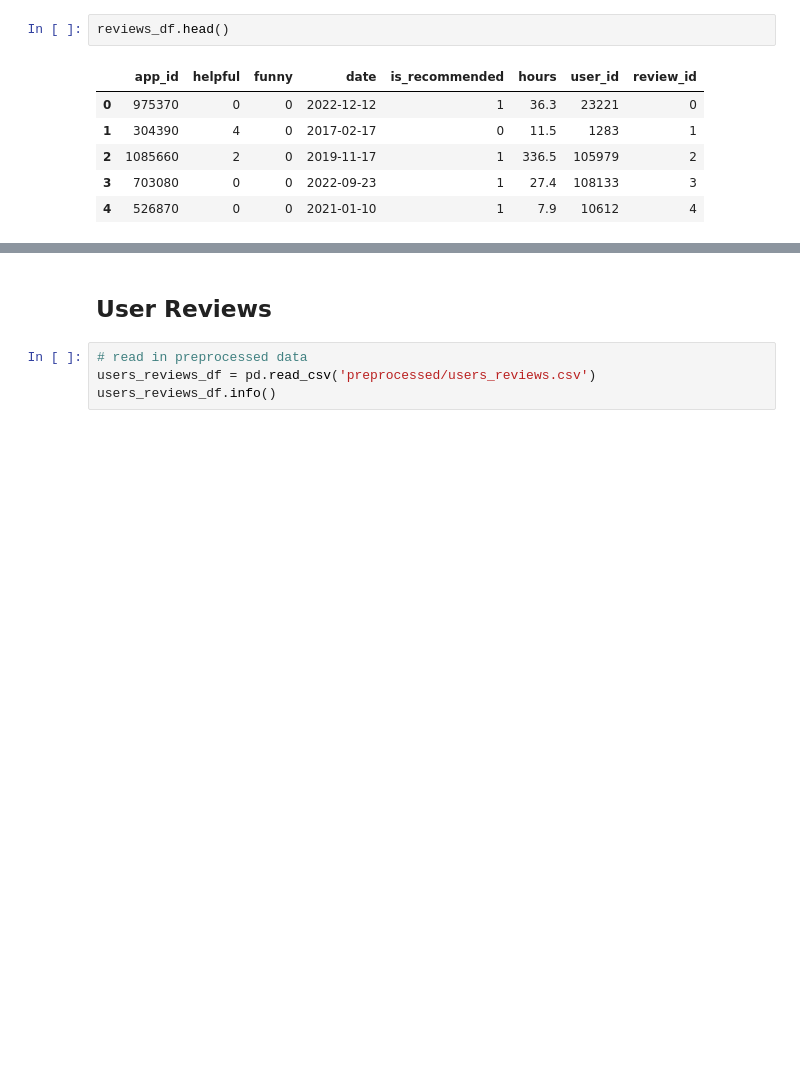
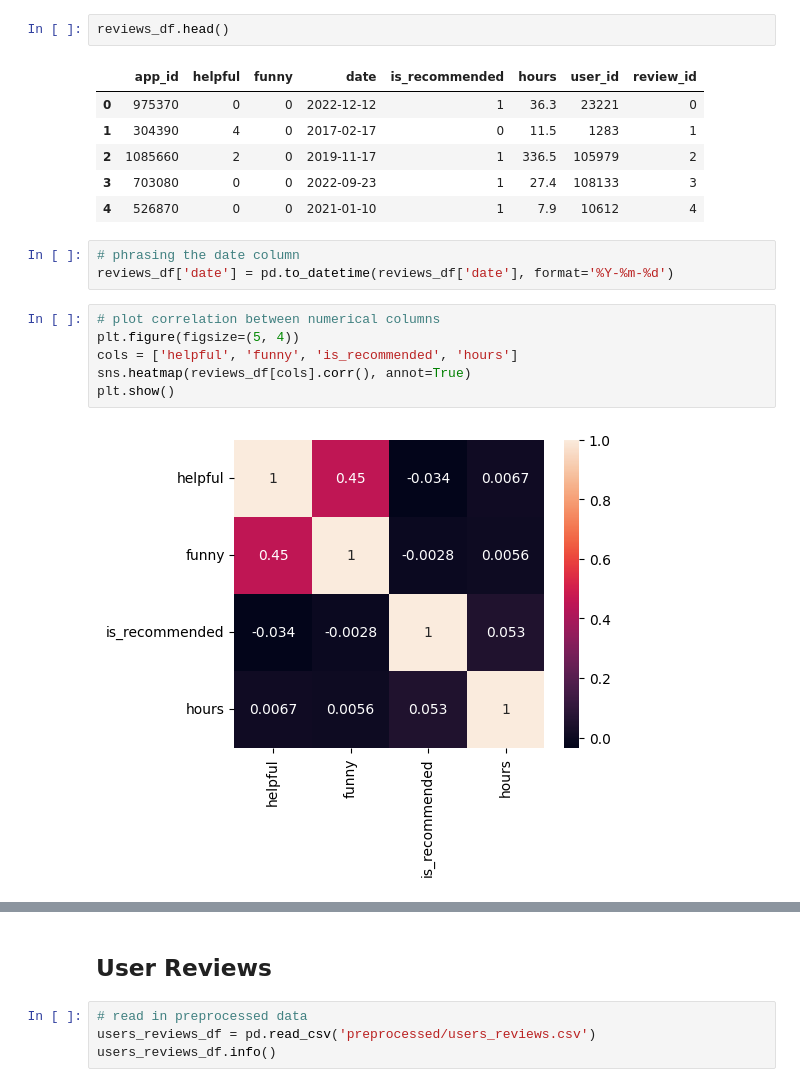
Before and after one commit to slvhuang/DL-Steam-Game-Recommender-System, a Jupyter notebook: 2_eda.ipynb, the cells around one changed output, grey strips where cells are left out. Cells and saved outputs as stored; diff of their text form; blank space fills up the shorter version.

```diff
--- a/2_eda.ipynb
+++ b/2_eda.ipynb
@@ -198,3 +198,14 @@ reviews_df.head()
 | 2 | 1085660 | 2 | 0 | 2019-11-17 | 1 | 336.5 | 105979 | 2 |
 | 3 | 703080 | 0 | 0 | 2022-09-23 | 1 | 27.4 | 108133 | 3 |
 | 4 | 526870 | 0 | 0 | 2021-01-10 | 1 | 7.9 | 10612 | 4 |
+# %%
+# phrasing the date column
+reviews_df['date'] = pd.to_datetime(reviews_df['date'], format='%Y-%m-%d')
+# %%
+# plot correlation between numerical columns
+plt.figure(figsize=(5, 4))
+cols = ['helpful', 'funny', 'is_recommended', 'hours']
+sns.heatmap(reviews_df[cols].corr(), annot=True)
+plt.show()
+# %% [output]
+[figure, added]
```
Also changed, not shown: parts of 8 cells of this notebook, 1 other file.
